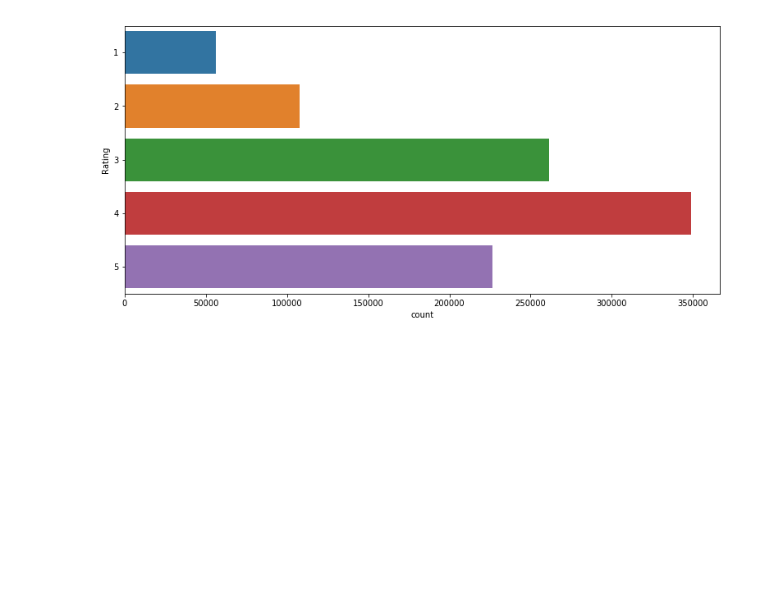
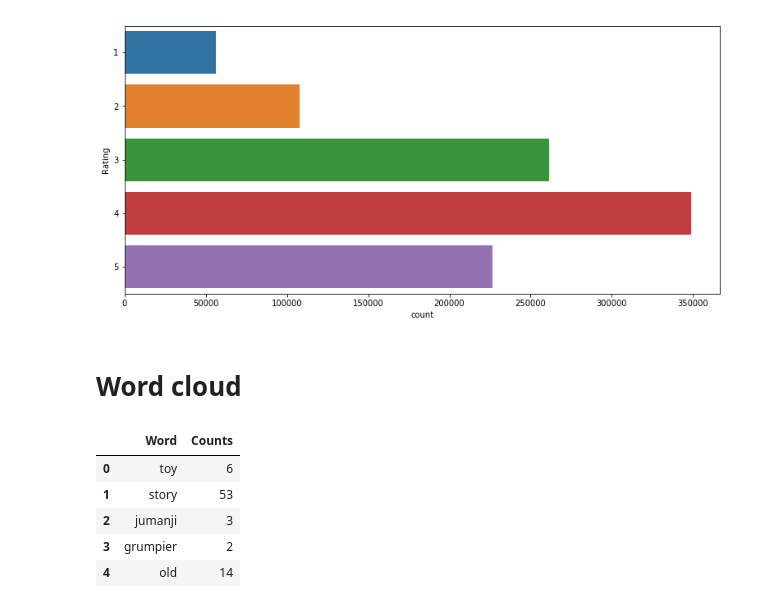
Before and after one commit to karangupta26/Movie-Recommendation-System, a Jupyter notebook: ExploratoryDataAnalysis.ipynb, the cells around one changed output. Cells and saved outputs as stored; diff of their text form; code cells hidden in the pictures; blank space fills up the shorter version.

```diff
--- a/ExploratoryDataAnalysis.ipynb
+++ b/ExploratoryDataAnalysis.ipynb
@@ -175,3 +176,22 @@ Number of ratings for all movies- 1000209
 f,ax = mplot.pyplot.subplots(figsize=(13, 6)),sb.countplot(y="Rating",data=ratings_data)
 # %% [output]
 [figure]
+# %% [markdown]
+# Word cloud
+# %%
+def word_counts(df,data):
+    words = dict()
+    lines = list()
+    for line in data:
+        new_line = str (line)
+        lines.append(new_line)
+
+    for l in lines:
+        for word in l.split():
+            word = word.strip()
+            word = word.lower()
+            if word in words:
+                words[word] +=1
+            else:
+                words[word] = 1
+    return words
@@ -177,0 +202,10 @@ f,ax = mplot.pyplot.subplots(figsize=(13, 6)),sb.countplot(y="Rating",data=ratin
+# %%
+df_word_count= pd.DataFrame(list(word_count.items()), columns = ['Word','Counts'])
+df_word_count.head()
+# %% [output]
+|  | Word | Counts |
+| 0 | toy | 6 |
+| 1 | story | 53 |
+| 2 | jumanji | 3 |
+| 3 | grumpier | 2 |
+| 4 | old | 14 |
```
Also changed, not shown: parts of 6 cells of this notebook.
